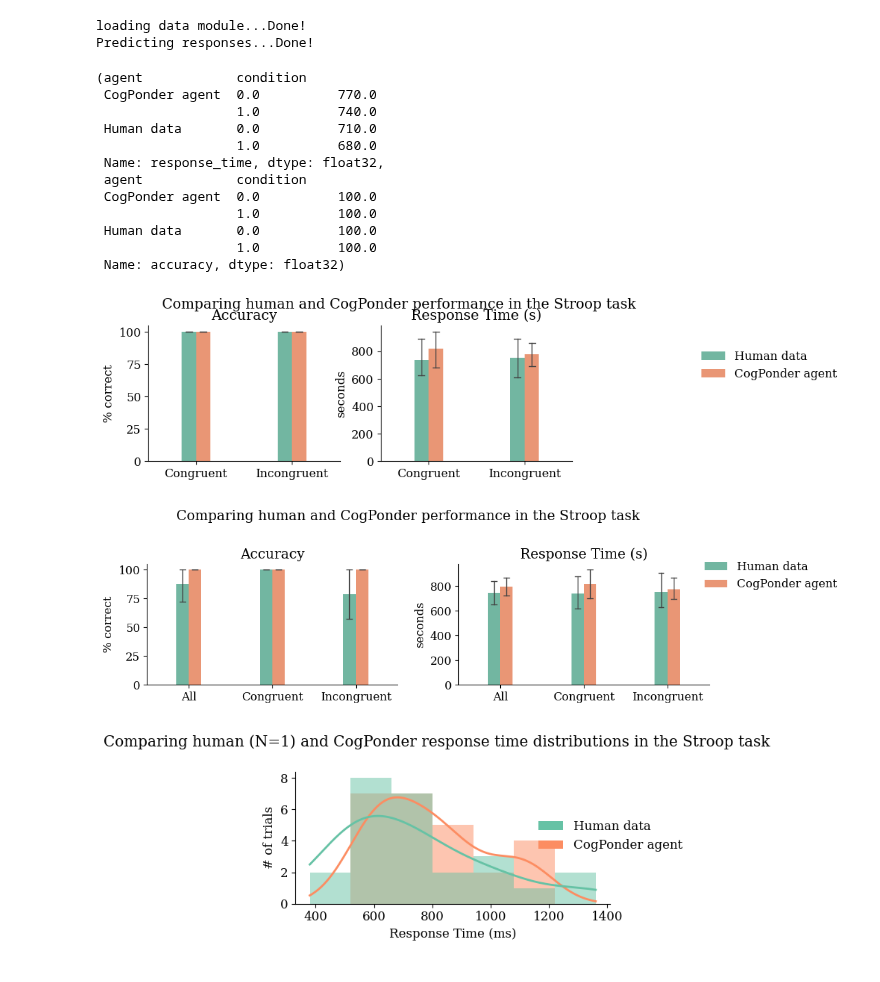
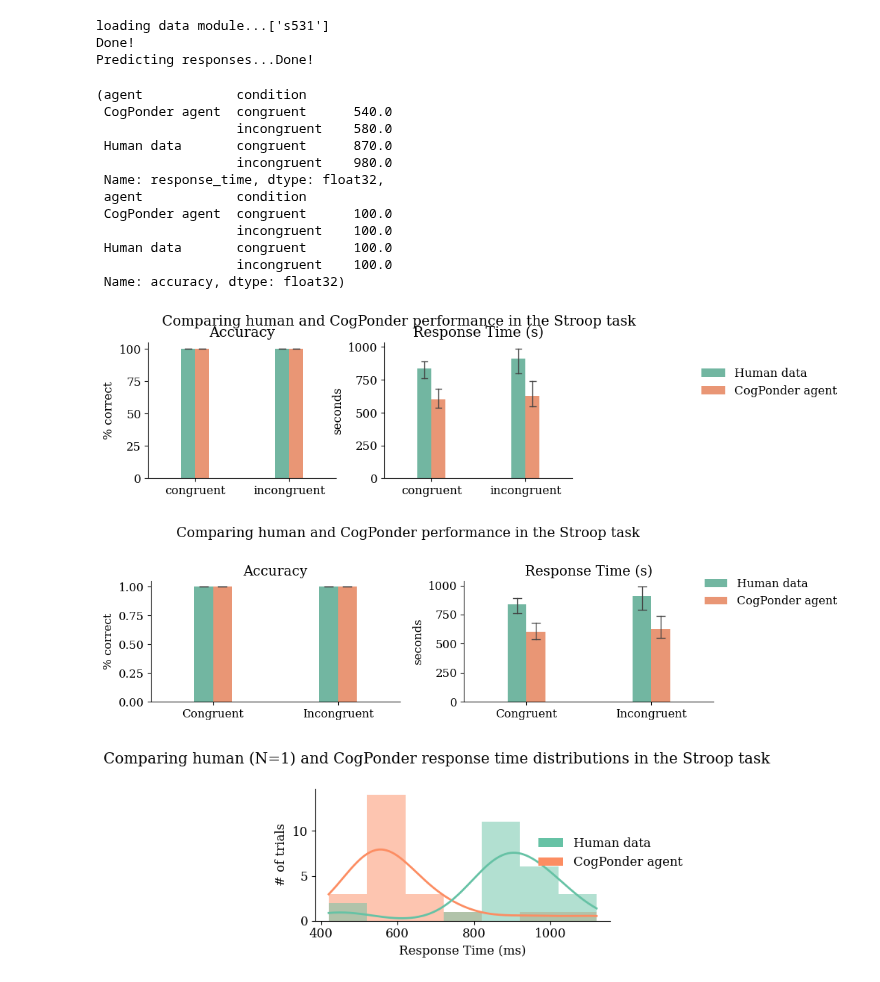
Before and after one commit to morteza/CogPonder, a Jupyter notebook: notebooks/figures/Figure3-Stroop.ipynb, the cells around one changed output. Saved outputs shown, nothing was run; the diff lists cells and outputs as text; code cells hidden in the pictures.

Commit message:
WIP: fix plotting

```diff
--- a/notebooks/figures/Figure3-Stroop.ipynb
+++ b/notebooks/figures/Figure3-Stroop.ipynb
@@ -27,3 +21,5 @@ CHECKPOINT_PATH = Path('models/checkpoints/stroop/cogponder_epochs-321.ckpt')
+# %%
+CHECKPOINT_PATH = Path('models/checkpoints/stroop/cogponder_epochs-309.ckpt')
 # %%
 # DEBUG
 
@@ -48,11 +44,12 @@ with torch.no_grad():
 
     print('Done!')
 # %% [output]
-loading data module...Done!
+loading data module...['s531']
+Done!
 Predicting responses...Done!
 # %%
 human_stats = pd.DataFrame({
-    'condition': contexts,
+    'condition': dataset.inverse_transform_context(contexts),
     'subject': subject_ids,
     'response_time': rt_human * dataset.step_duration,
     'accuracy': (stimuli[:,0, 0] == y_correct).float() * 100,
@@ -60,14 +57,13 @@ human_stats = pd.DataFrame({
 })
 
 cogponder_stats = pd.DataFrame({
-    'condition': contexts,
+    'condition': dataset.inverse_transform_context(contexts),
     'subject': subject_ids,
     'response_time': (rt_pred * dataset.step_duration).float(),
     'accuracy': (stimuli[:,0, 0] == y_pred).float() * 100,
     'agent': 'CogPonder agent',
 })
 
-# cogponder_stats['condition'] = cogponder_stats['condition'].map({0: 'Incongruent', 1: 'Congruent'})
 # human_stats['condition'] = human_stats['condition'].map({0: 'Incongruent', 1: 'Congruent'})
 
 stats = pd.concat([human_stats, cogponder_stats]).reset_index()
@@ -78,16 +74,16 @@ median_rt = stats.groupby(['agent', 'condition'])['response_time'].median()
 median_rt, mean_accuracy
 # %% [output]
 (agent            condition
- CogPonder agent  0.0          770.0
-                  1.0          740.0
- Human data       0.0          710.0
-                  1.0          680.0
+ CogPonder agent  congruent      540.0
+                  incongruent    580.0
+ Human data       congruent      870.0
+                  incongruent    980.0
  Name: response_time, dtype: float32,
  agent            condition
- CogPonder agent  0.0          100.0
-                  1.0          100.0
- Human data       0.0          100.0
-                  1.0          100.0
+ CogPonder agent  congruent      100.0
+                  incongruent    100.0
+ Human data       congruent      100.0
+                  incongruent    100.0
  Name: accuracy, dtype: float32)
 # %%
 plot_data = stats.melt(
@@ -107,7 +102,7 @@ g = sns.catplot(
     estimator='mean',
     col_order=['accuracy', 'response_time'],
     hue_order=['Human data', 'CogPonder agent'],
-    order=['Congruent', 'Incongruent'],
+    order=['congruent', 'incongruent'],
     legend=False
 )
 
@@ -125,42 +120,25 @@ plt.suptitle('Comparing human and CogPonder performance in the Stroop task', y=1
 plt.savefig('outputs/figures/figure3-stroop.png', bbox_inches='tight', dpi=300)
 plt.show()
 # %% [output]
-[figure, old version]
+[figure, new version]
 # %%
-
-
-average_human_performance = pd.DataFrame({
-    'condition': -1,
-    'response_time': rt_human * dataset.step_duration,
-    'accuracy': (y_correct == y_human).float() * 100,
-    'agent': 'Human data',
-})
-
 human_performance = pd.DataFrame({
     'condition': contexts,
     'response_time': rt_human * dataset.step_duration,
-    'accuracy': (y_human == y_correct).float() * 100,
+    'accuracy': (y_human == y_correct).float(),
     'agent': 'Human data',
 })
 
 cogponder_performance = pd.DataFrame({
     'condition': contexts,
     'response_time': rt_pred * dataset.step_duration,
-    'accuracy': (y_correct == y_pred).float() * 100,
+    'accuracy': (y_pred == y_correct).float(),
     'agent': 'CogPonder agent'
 })
 
-average_cogponder_performance = pd.DataFrame({
-    'condition': -1,
-    'response_time': rt_pred * dataset.step_duration,
-    'accuracy': (y_correct == y_pred).float() * 100,
-    'agent': 'CogPonder agent',
-})
+plot_data = pd.concat([human_performance, cogponder_performance]).reset_index()
 
-plot_data = pd.concat([human_performance, average_human_performance,
-                       cogponder_performance, average_cogponder_performance]).reset_index()
-
-plot_data['condition'] = plot_data['condition'].map({-1: 'All', 0: 'Incongruent', 1: 'Congruent'})
+plot_data['condition'] = plot_data['condition'].map({0: 'Incongruent', 1: 'Congruent'})
 
 plot_data = plot_data.melt(id_vars=['condition', 'agent'],
                value_vars=['response_time', 'accuracy'],
@@ -169,33 +147,33 @@ plot_data = plot_data.melt(id_vars=['condition', 'agent'],
 # %%
 g = sns.catplot(
     data=plot_data, x='condition', y='value', col='measure', hue='agent',
     kind="bar", height=3, aspect=1.2,
     width=.3, errorbar=('ci', 95), capsize=.065, errwidth=1,
     palette='Set2',
     sharex=False, sharey=False,
     estimator='mean',
     col_order=['accuracy', 'response_time'],
     hue_order=['Human data', 'CogPonder agent'],
-    order=['All', 'Congruent', 'Incongruent'],
+    order=['Congruent', 'Incongruent'],
     legend=False
 )
 
 g.add_legend(loc='upper left', bbox_to_anchor=(.95, .8))
 
 g.axes[0,0].set_ylabel('% correct')
 g.axes[0,0].set_title('Accuracy')
 g.axes[0,1].set_ylabel('seconds')
 g.axes[0,1].set_title('Response Time (s)')
 g.axes[0,0].set_xlabel(None)
 g.axes[0,1].set_xlabel(None)
 
 
 plt.suptitle('Comparing human and CogPonder performance in the Stroop task', y=1)
 plt.tight_layout()
 plt.savefig('outputs/figures/figure3-stroop.png', bbox_inches='tight', dpi=300)
 plt.show()
 # %% [output]
-[figure, old version]
+[figure, new version]
 # %%
 # Figure 4
 
@@ -231,4 +209,4 @@ plt.tight_layout()
 plt.savefig('outputs/figures/figure4-stroop.png', bbox_inches='tight', dpi=300)
 plt.show()
 # %% [output]
-[figure, old version]
+[figure, new version]
```
Also changed, not shown: parts of 2 cells of this notebook, 4 other files.
